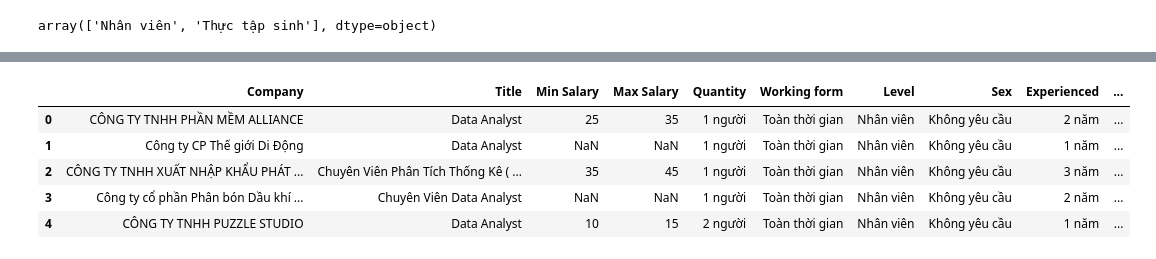
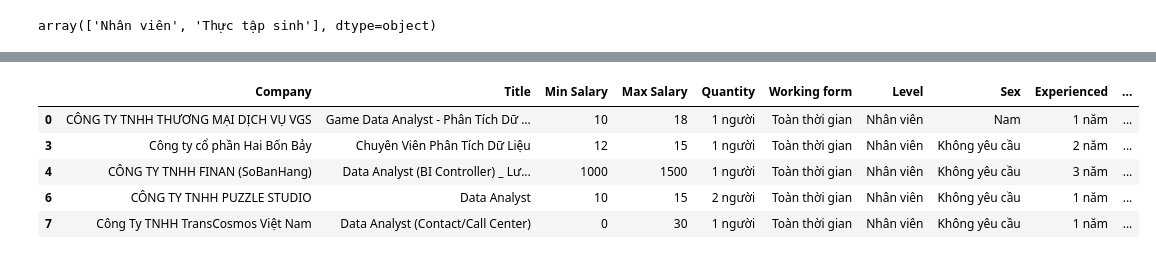
Before and after one commit to Hhanh-hub/data_analyst_salary, a Jupyter notebook: data_analyst_salary/SQL.ipynb, the cells around one changed output, grey strips where cells are left out. Cells and saved outputs as stored; diff of their text form; code cells hidden in the pictures.

```diff
--- a/data_analyst_salary/SQL.ipynb
+++ b/data_analyst_salary/SQL.ipynb
@@ -127,4 +151,4 @@ array(['25-35 triệu', 'Thoả thuận', '35-45 triệu', '10-15 triệu',
 ## format salary:
 #loc salary: thoa thuan
 data.loc[data['Salary']=='Thoả thuận', 'Salary'] = np.nan
-data[:5]
+data.dropna(inplace=True)
@@ -138,3 +155,3 @@ data[:5]
 # %%
-data['Salary'] = data['Salary'].str.replace(' triệu','').str.replace('Tới ','').str.replace(' USD','').str.replace('Trên ','').str.replace(',','')
-sl_2 = data['Salary'].str.split("-",expand=True)
+data['Salary'] = data['Salary'].str.replace(' triệu','').str.replace(' USD','').str.replace(',','').str.replace('Tới ','0-').str.replace('Trên ','0-')
+data[['Min Salary','Max Salary']] = data['Salary'].str.split("-",expand=True)
@@ -150,5 +157,0 @@ sl_2.head()
-# %%
-data['Min Salary'] = sl_2[0]
-data['Max Salary'] = sl_2[1]
-data.drop(columns='Salary',inplace=True)
-data.head()
@@ -168,11 +167,11 @@ Index(['Company', 'Title', 'Quantity', 'Working form', 'Level', 'Sex',
 # %%
-data_f = data.loc[:, ['Company', 'Title', 'Min Salary', 'Max Salary','Quantity', 'Working form', 'Level', 'Sex',
+data = data.loc[:, ['Company', 'Title', 'Min Salary', 'Max Salary','Quantity', 'Working form', 'Level', 'Sex',
        'Experienced', 'Links']]
-data_f.head()
+data.head()
 # %% [output]
 |  | Company | Title | Min Salary | Max Salary | Quantity | Working form | Level | Sex | Experienced | ... |
-| 0 | CÔNG TY TNHH PHẦN MỀM ALLIANCE | Data Analyst | 25 | 35 | 1 người | Toàn thời gian | Nhân viên | Không yêu cầu | 2 năm | ... |
-| 1 | Công ty CP Thế giới Di Động | Data Analyst | NaN | NaN | 1 người | Toàn thời gian | Nhân viên | Không yêu cầu | 1 năm | ... |
-| 2 | CÔNG TY TNHH XUẤT NHẬP KHẨU PHÁT ... | Chuyên Viên Phân Tích Thống Kê ( ... | 35 | 45 | 1 người | Toàn thời gian | Nhân viên | Không yêu cầu | 3 năm | ... |
-| 3 | Công ty cổ phần Phân bón Dầu khí ... | Chuyên Viên Data Analyst | NaN | NaN | 1 người | Toàn thời gian | Nhân viên | Không yêu cầu | 2 năm | ... |
-| 4 | CÔNG TY TNHH PUZZLE STUDIO | Data Analyst | 10 | 15 | 2 người | Toàn thời gian | Nhân viên | Không yêu cầu | 1 năm | ... |
+| 0 | CÔNG TY TNHH THƯƠNG MẠI DỊCH VỤ VGS | Game Data Analyst - Phân Tích Dữ ... | 10 | 18 | 1 người | Toàn thời gian | Nhân viên | Nam | 1 năm | ... |
+| 3 | Công ty cổ phần Hai Bốn Bảy | Chuyên Viên Phân Tích Dữ Liệu | 12 | 15 | 1 người | Toàn thời gian | Nhân viên | Không yêu cầu | 2 năm | ... |
+| 4 | CÔNG TY TNHH FINAN (SoBanHang) | Data Analyst (BI Controller) _ Lư... | 1000 | 1500 | 1 người | Toàn thời gian | Nhân viên | Không yêu cầu | 3 năm | ... |
+| 6 | CÔNG TY TNHH PUZZLE STUDIO | Data Analyst | 10 | 15 | 2 người | Toàn thời gian | Nhân viên | Không yêu cầu | 1 năm | ... |
+| 7 | Công Ty TNHH TransCosmos Việt Nam | Data Analyst (Contact/Call Center) | 0 | 30 | 1 người | Toàn thời gian | Nhân viên | Không yêu cầu | 1 năm | ... |
```
Also changed, not shown: parts of 50 cells of this notebook, 1 other file.
